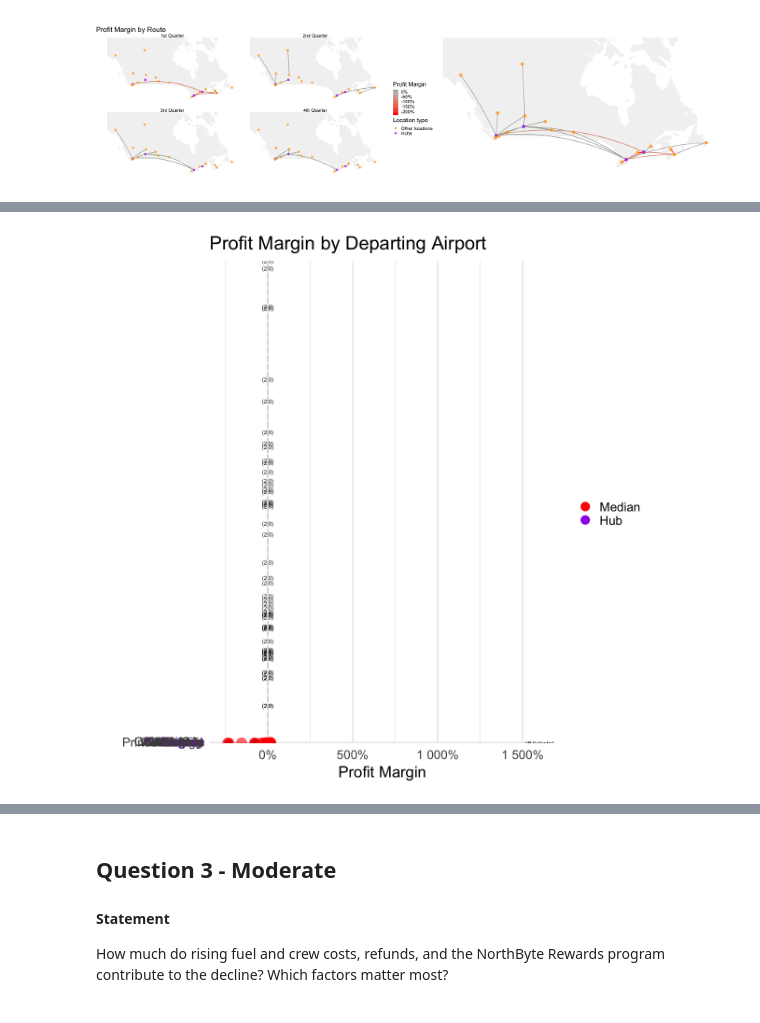
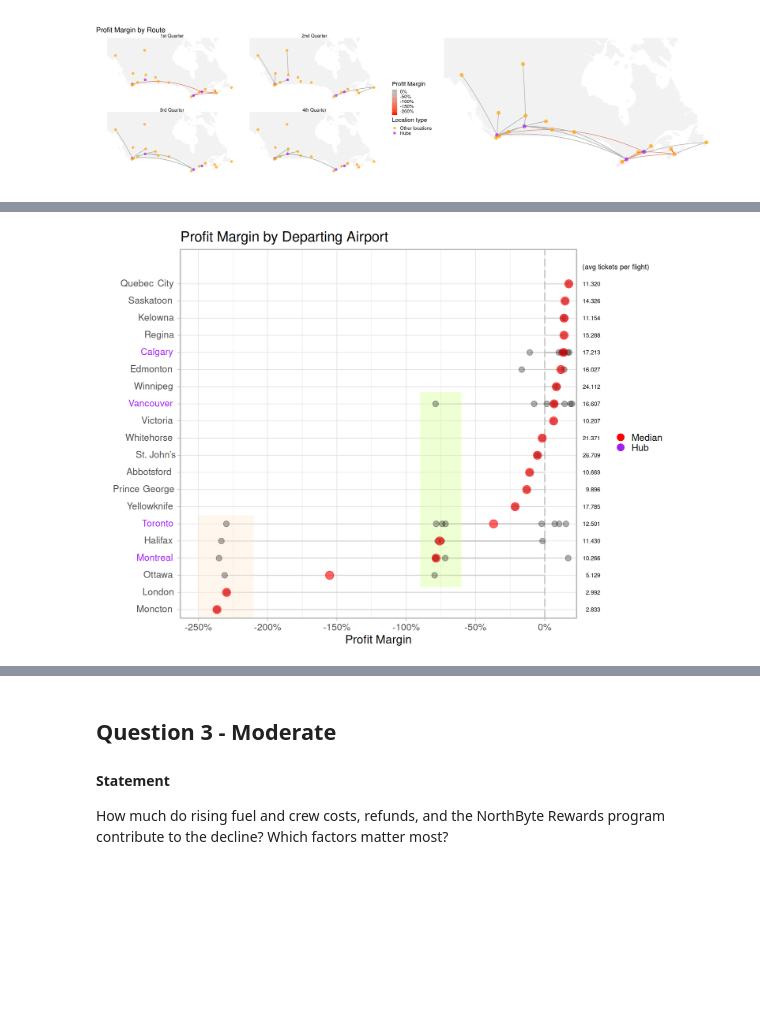
Before and after one commit to annhuynhh/thecontrolgroup_firstbyte, a Jupyter notebook: Project.ipynb, the cells around one changed output, grey strips where cells are left out. Drawn from its saved outputs; the diff is of its cells as text; code cells hidden in the pictures; blank space fills up the shorter version.

Commit message:
q2 graphs done...?

```diff
--- a/Project.ipynb
+++ b/Project.ipynb
@@ -536,6 +503,5 @@ count_flights <- costs |>
     group_by(Route_ID) |>
     summarize(Flights_Count = n())
 
-routes_profit_margin_with_tickets <- inner_join(routes_profit_margin, count_tickets, by=join_by(Route_ID))
-routes_profit_margin_with_tickets <- inner_join(routes_profit_margin, count_flights, by=join_by(Route_ID))
-routes_profit_margin_with_tickets
+routes_profit_margin <- inner_join(routes_profit_margin, count_tickets, by=join_by(Route_ID))
+routes_profit_margin <- inner_join(routes_profit_margin, count_flights, by=join_by(Route_ID))
@@ -542,49 +528,62 @@ routes_profit_margin_with_tickets
 # %%
-options(repr.plot.width = 10, repr.plot.height = 10)
+options(repr.plot.width = 15, repr.plot.height = 10)
 graph_routes_profit_margin <- ggplot(routes_profit_margin, aes(x = Margin, y = reorder(Departing_City, median_margin), group = Departing_City)) +
     geom_segment(aes(x = 0, xend = Margin, yend = Departing_City), alpha = 0.4, color = "gray") +
-    annotate("text", x = 16, y = 0, label = "(# tickets)", size = 3, hjust = 0.5) +
-    stat_summary(
-        data = count_tickets,
-        aes(y = Tickets_Count, x = 2),
-        geom = "text",
-        fun.data = function(x) {
-            data.frame(
-                y = 0,
-                label = sprintf("(%s)", scales::number(mean(ifelse(x > 0, x, NA), na.rm = TRUE), accuracy = 0.1)))},
-        size = 2.5,
+    annotate("text", x = 0.755, y = 21, label = "(avg tickets per flight)", size = 4.2, hjust = 1) +
+    geom_text(
+        data = routes_profit_margin |>
+            group_by(Departing_City) |>
+            summarise(
+                Margin = max(Margin),
+                Tickets_Per_Flight = sum(Tickets_Count) / sum(Flights_Count),
+                .groups = "drop"
+            ),
+        aes(
+            x = 0.4,
+            y = Departing_City,
+            label = scales::comma(Tickets_Per_Flight)
+        ),
+        hjust = 1,
+        size = 3.5,
         inherit.aes = FALSE
     ) +
     annotate("rect", xmin = -2.50, xmax = -2.10, ymin = 0.5, ymax = 6.5, alpha = worst_style$alpha, fill = worst_style$fill) +
     annotate("rect", xmin = -0.9, xmax = -0.6, ymin = 2.3, ymax = 13.7, alpha = bad_style$alpha, fill = bad_style$fill) +
     geom_vline(xintercept = 0, color = "gray", linetype="longdash") +
     geom_point(alpha = 0.3, size = 4) +
     geom_point(data = routes_profit_margin |>
             distinct(median_margin),
         aes(x = median_margin, color = "Median"), size = 6, alpha = 0.6
     ) +
     geom_point(
-    data = routes_profit_margin |>
+        data = routes_profit_margin |>
             filter(Departing %in% hubs),
         aes(x = Margin, y = Departing_City, color = "Hub"),
         alpha = 0
     ) +
     scale_color_manual(
         name = "",
         values = c("Median" = "red", "Hub" = "purple"),
         breaks = c("Median", "Hub"),
     ) +
     guides(color = guide_legend(override.aes = list(alpha = 1, size = 5))) +
-    scale_x_continuous(labels=scales::percent) +
-    scale_y_discrete(labels = setNames(city_labels$label, city_labels$Departing_City)) +
-    theme_minimal(base_size = 20) +
-    theme(axis.text.y = ggtext::element_markdown()) +
+    scale_x_continuous(
+        labels = scales::percent
+    ) +
+    scale_y_discrete(labels = setNames(city_labels$label, city_labels$Departing_City), expand = expansion(add = c(0, 2))) +
+    coord_cartesian(xlim = c(-2.5, 0.1), clip = "off") +
+    theme_light(base_size = 20) +
+    theme(
+        axis.text.y = element_markdown(),
+        legend.box.spacing = unit(2, "cm"),
+        plot.margin = margin(5.5, 100, 5.5, 5.5)
+    ) +
     ylab("") +
     xlab("Profit Margin") +
     ggtitle("Profit Margin by Departing Airport")
 graph_routes_profit_margin
 # %% [output]
-[figure, old version]
+[figure, new version]
 # %%
 options(repr.plot.width = 20, repr.plot.height = 20)
 worst_routes <- routes_profit_margin |>
```
Also changed, not shown: parts of 11 cells of this notebook.
